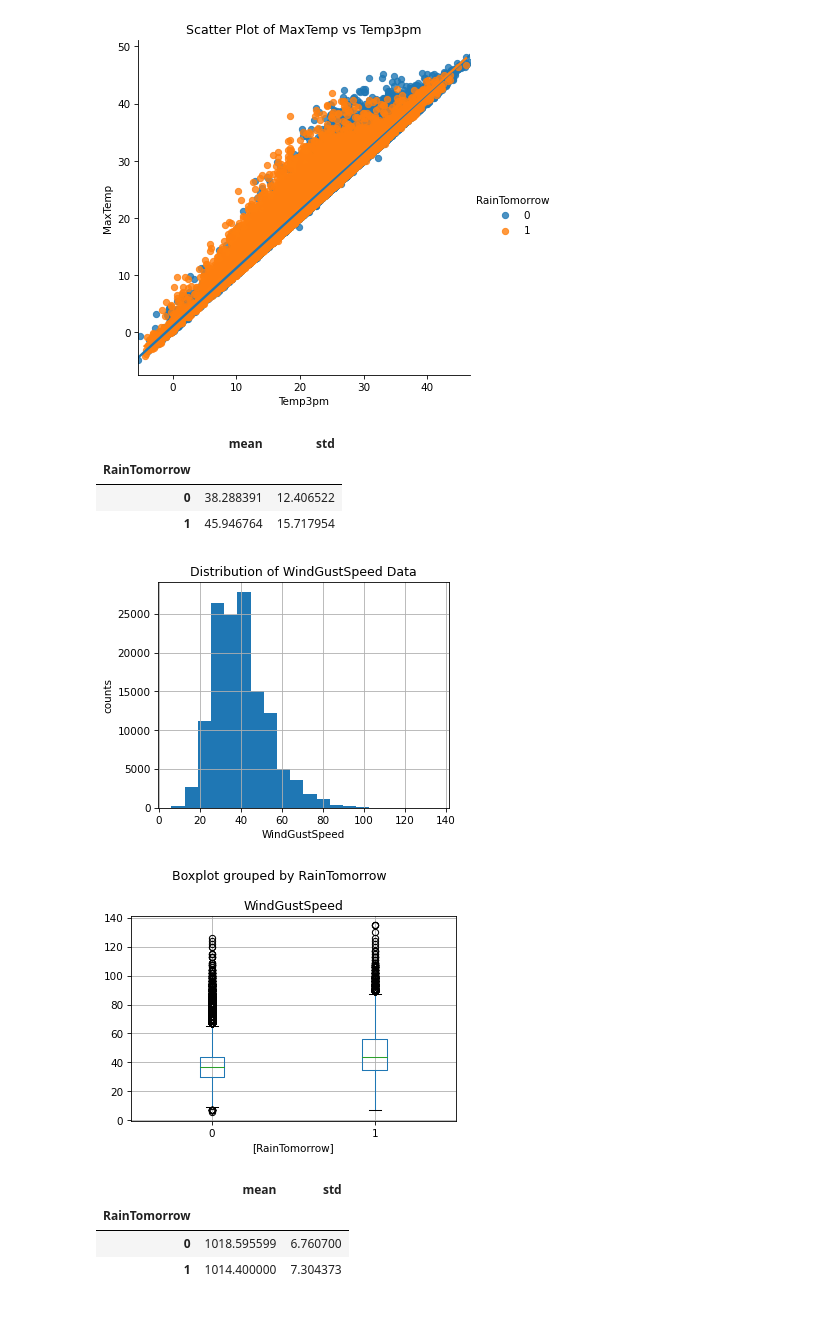
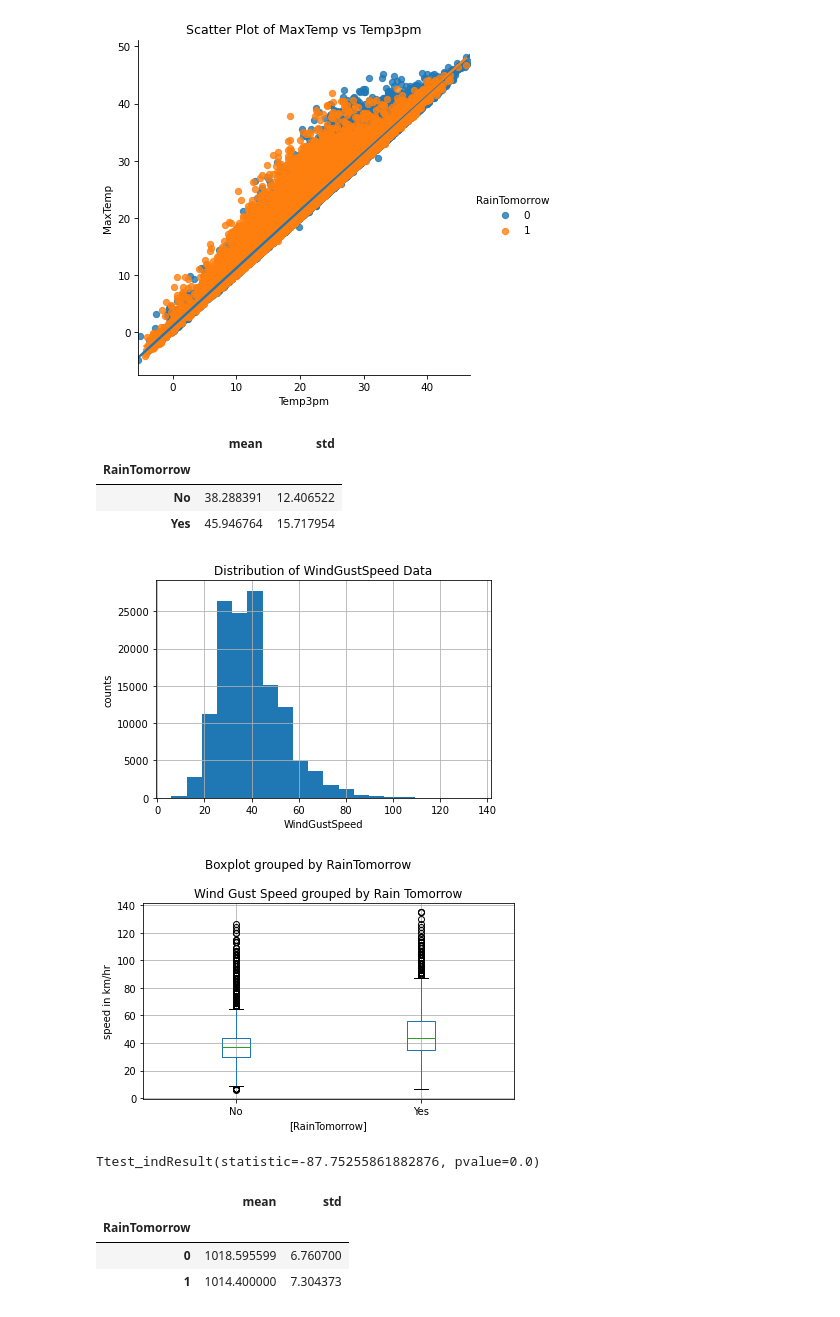
Before and after one commit to sangeetajay/Springboard, a Jupyter notebook: Second_Capstone/Unit_11_05_EDA_for_Second_Capstone_1.ipynb, the cells around one changed output. Drawn from its saved outputs; the diff is of its cells as text; code cells hidden in the pictures.

```diff
--- a/Second_Capstone/Unit_11_05_EDA_for_Second_Capstone_1.ipynb
+++ b/Second_Capstone/Unit_11_05_EDA_for_Second_Capstone_1.ipynb
@@ -497,21 +533,30 @@ plt.title("Scatter Plot of MaxTemp vs Temp3pm");
 # %%
 # distribution of WindGustSpeed
 ax = (df['WindGustSpeed']).hist(bins=20)
 ax.set_ylabel('counts')
 ax.set_xlabel('WindGustSpeed')
 ax.set_title('Distribution of WindGustSpeed Data')
 
 df.boxplot(column=['WindGustSpeed'],by = ['RainTomorrow'])
+plt.ylabel('speed in km/hr')
+plt.title('Wind Gust Speed grouped by Rain Tomorrow')
 plt.tight_layout()
 
 df.groupby(['RainTomorrow'])['WindGustSpeed'].describe().loc[:,['mean','std']]
 # %% [output]
 |  | mean | std |
 | RainTomorrow |  |  |
-| 0 | 38.288391 | 12.406522 |
-| 1 | 45.946764 | 15.717954 |
+| No | 38.288391 | 12.406522 |
+| Yes | 45.946764 | 15.717954 |
-[figure, old version]
+[figure, new version]
-[figure, old version]
+[figure, new version]
+# %%
+df_A = df.dropna(axis=0, subset=['WindGustSpeed'])
+A = df_A[df_A['RainTomorrow']==0]['WindGustSpeed']
+B = df_A[df_A['RainTomorrow']==1]['WindGustSpeed']
+scipy.stats.ttest_ind(A, B)
+# %% [output]
+Ttest_indResult(statistic=-87.75255861882876, pvalue=0.0)
 # %%
 #distribution of Pressure9am data
 ax = (df['Pressure9am']).hist(bins=20)
```
Also changed, not shown: parts of 12 cells of this notebook.
